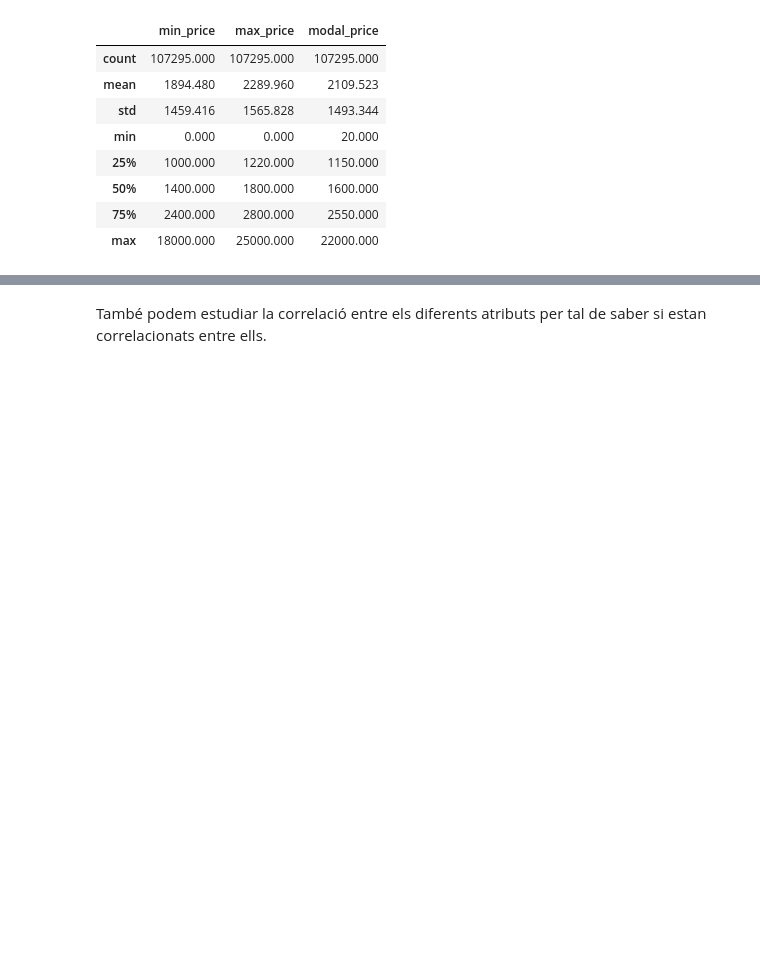
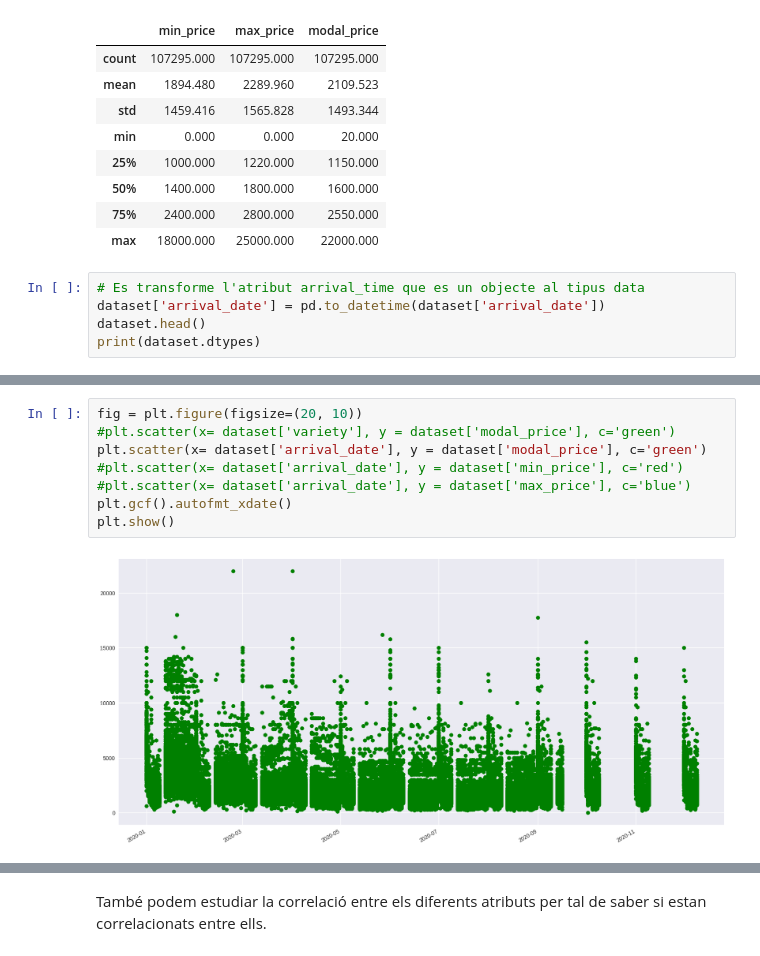
Before and after one commit to jonaprg/Onion-Price-prediction-using-regression, a Jupyter notebook: Practica1-RegressionGPA404.ipynb, the cells around one changed output, grey strips where cells are left out. Saved outputs shown, nothing was run; the diff lists cells and outputs as text; blank space fills up the shorter version.

Commit message:
Add images about modal price vs atributes

```diff
--- a/Practica1-RegressionGPA404.ipynb
+++ b/Practica1-RegressionGPA404.ipynb
@@ -89,3 +84,8 @@ Per veure estadístiques dels atributs numèrics de la BBDD:
 | 50% | 1400.000 | 1800.000 | 1600.000 |
 | 75% | 2400.000 | 2800.000 | 2550.000 |
 | max | 18000.000 | 25000.000 | 22000.000 |
+# %%
+# Es transforme l'atribut arrival_time que es un objecte al tipus data
+dataset['arrival_date'] = pd.to_datetime(dataset['arrival_date'])
+dataset.head()
+print(dataset.dtypes)
@@ -92,2 +102,12 @@ Per veure estadístiques dels atributs numèrics de la BBDD:
+# %%
+fig = plt.figure(figsize=(20, 10))
+#plt.scatter(x= dataset['variety'], y = dataset['modal_price'], c='green')
+plt.scatter(x= dataset['arrival_date'], y = dataset['modal_price'], c='green')
+#plt.scatter(x= dataset['arrival_date'], y = dataset['min_price'], c='red')
+#plt.scatter(x= dataset['arrival_date'], y = dataset['max_price'], c='blue')
+plt.gcf().autofmt_xdate()
+plt.show()
+# %% [output]
+[figure, added]
 # %%
 # mostrem atribut 0
```
Also changed, not shown: parts of 7 cells of this notebook, 16 other files.
